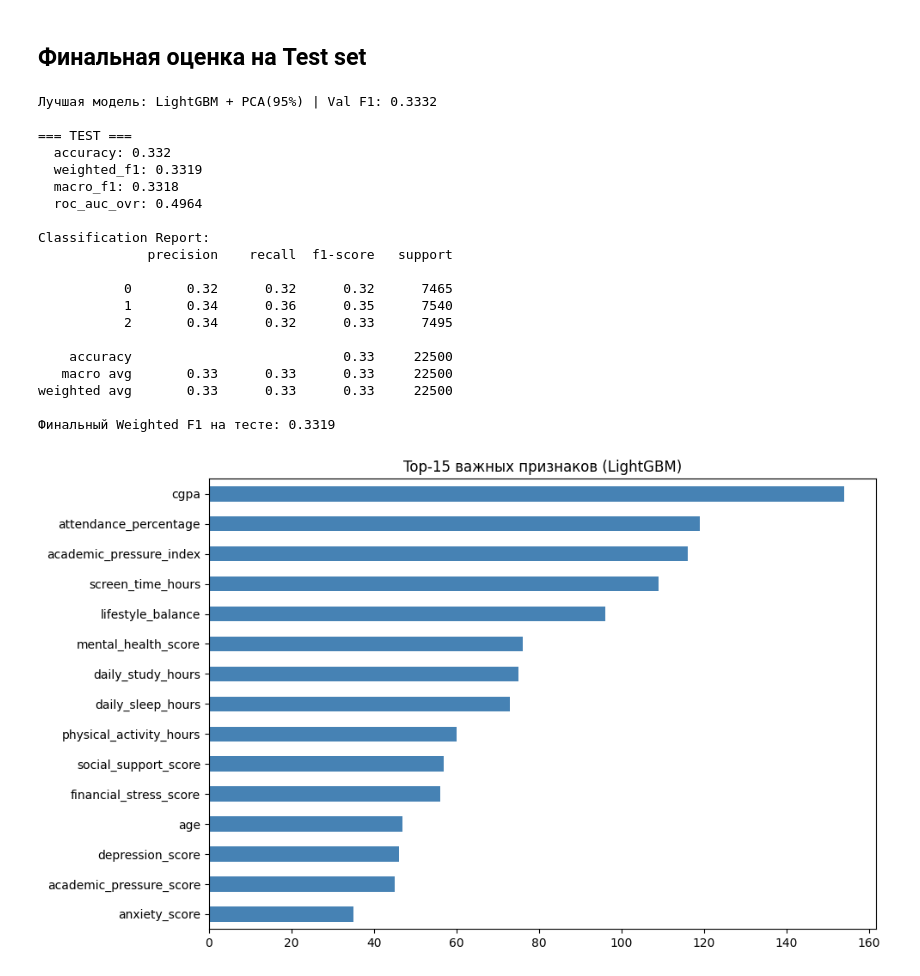
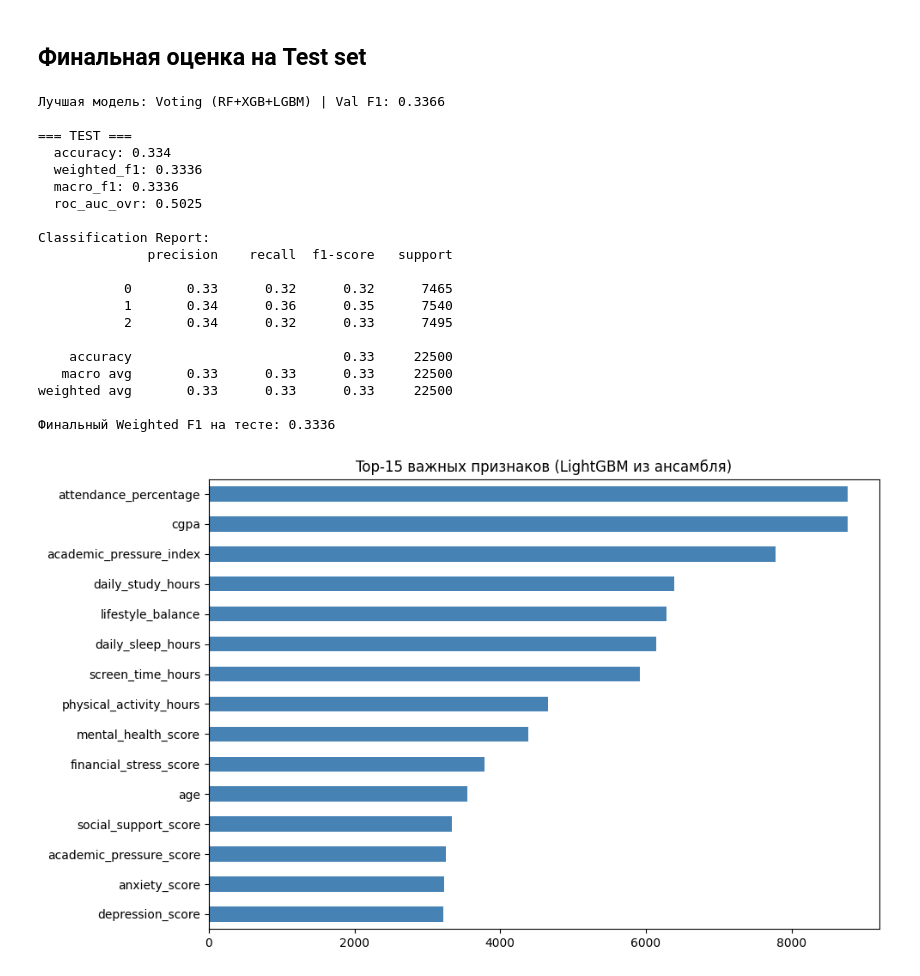
Before and after one commit to hsemlcourse/hseml-group-project-crazycucumber1337, a Jupyter notebook: notebooks/03_experiments.ipynb, the cells around one changed output. Saved outputs shown, nothing was run; the diff lists cells and outputs as text; code cells hidden in the pictures.

Commit message:
Models upgrade

```diff
--- a/notebooks/03_experiments.ipynb
+++ b/notebooks/03_experiments.ipynb
@@ -302,27 +302,22 @@ plt.show()
 best_row = results_df.iloc[0]
 print(f'Лучшая модель: {best_row["model_name"]} | Val F1: {best_row["weighted_f1"]}')
 
-pca = joblib.load('../models/pca.pkl')
-best_model = joblib.load('../models/lgbm_pca.pkl')
-
-X_test_pca = pca.transform(X_test)
-X_test_pca = pd.DataFrame(X_test_pca, columns=[f'PC{i+1}' for i in range(X_test_pca.shape[1])])
-
-test_metrics = evaluate_model(best_model, X_test_pca, y_test, 'TEST')
+best_model = joblib.load('../models/voting_ensemble.pkl')
+test_metrics = evaluate_model(best_model, X_test, y_test, 'TEST')
 print(f'Финальный Weighted F1 на тесте: {test_metrics["weighted_f1"]}')
 # %% [output]
-Лучшая модель: LightGBM + PCA(95%) | Val F1: 0.3332
+Лучшая модель: Voting (RF+XGB+LGBM) | Val F1: 0.3366
 
 === TEST ===
-  accuracy: 0.332
-  weighted_f1: 0.3319
-  macro_f1: 0.3318
-  roc_auc_ovr: 0.4964
+  accuracy: 0.334
+  weighted_f1: 0.3336
+  macro_f1: 0.3336
+  roc_auc_ovr: 0.5025
 
 Classification Report:
               precision    recall  f1-score   support
 
-           0       0.32      0.32      0.32      7465
+           0       0.33      0.32      0.32      7465
            1       0.34      0.36      0.35      7540
            2       0.34      0.32      0.33      7495
 
@@ -330,16 +325,16 @@ Classification Report:
    macro avg       0.33      0.33      0.33     22500
 weighted avg       0.33      0.33      0.33     22500
 
-Финальный Weighted F1 на тесте: 0.3319
+Финальный Weighted F1 на тесте: 0.3336
 # %%
-feat_imp = pd.Series(lgbm.feature_importances_, index=X_train.columns).sort_values(ascending=False)
+feat_imp = pd.Series(lgbm_b.feature_importances_, index=X_train.columns).sort_values(ascending=False)
 
 fig, ax = plt.subplots(figsize=(10, 6))
 feat_imp.head(15).plot(kind='barh', ax=ax, color='steelblue')
 ax.invert_yaxis()
-ax.set_title('Top-15 важных признаков (LightGBM)')
+ax.set_title('Top-15 важных признаков (LightGBM из ансамбля)')
 plt.tight_layout()
 plt.savefig('../report/images/lgbm_feature_importance.png', dpi=150)
 plt.show()
 # %% [output]
-[figure, old version]
+[figure, new version]
```
Also changed, not shown: parts of 8 cells of this notebook, 9 other files.
